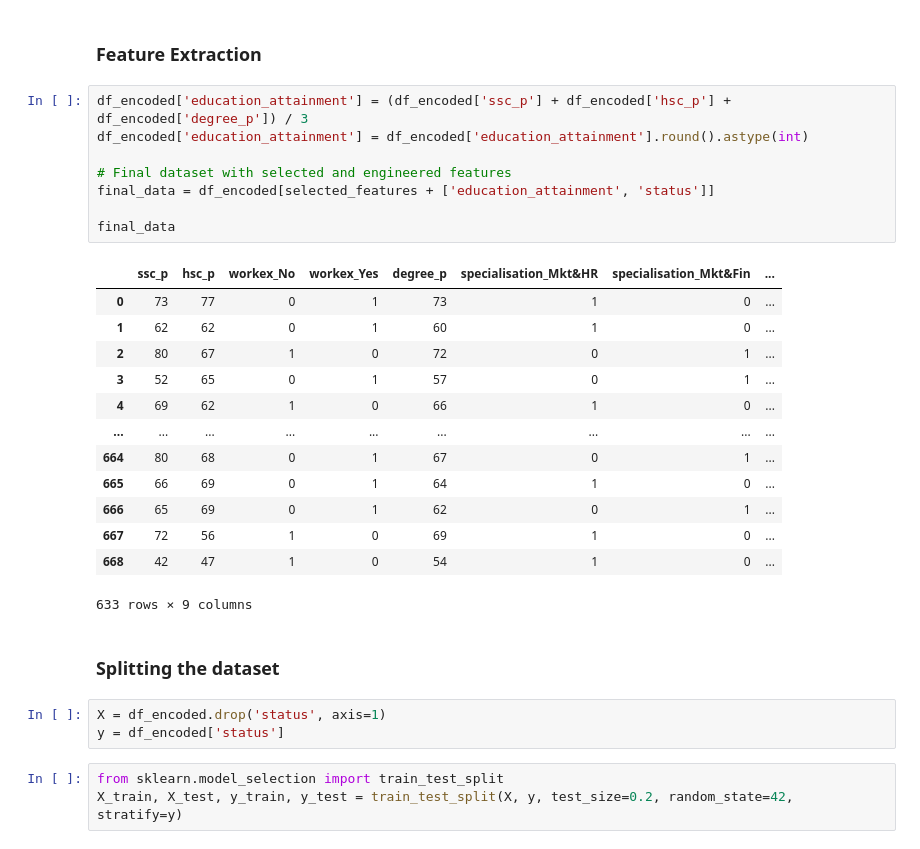
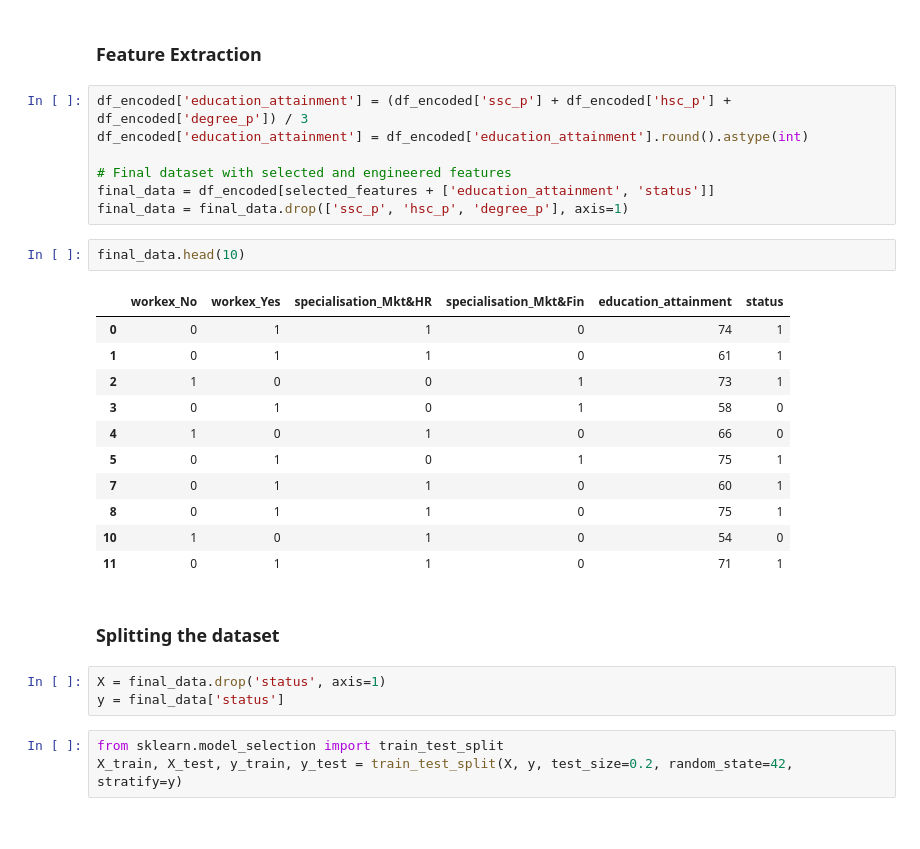
Before and after one commit to Anishx/MLBusinessProjects, a Jupyter notebook: 2/Campus.ipynb, the cells around one changed output. Saved outputs shown, nothing was run; the diff lists cells and outputs as text.

```diff
--- a/2/Campus.ipynb
+++ b/2/Campus.ipynb
@@ -294,27 +294,26 @@ df_encoded['education_attainment'] = df_encoded['education_attainment'].round().
 
 # Final dataset with selected and engineered features
 final_data = df_encoded[selected_features + ['education_attainment', 'status']]
-
-final_data
+final_data = final_data.drop(['ssc_p', 'hsc_p', 'degree_p'], axis=1)
-# %% [output]
-|  | ssc_p | hsc_p | workex_No | workex_Yes | degree_p | specialisation_Mkt&HR | specialisation_Mkt&Fin | ... |
-| 0 | 73 | 77 | 0 | 1 | 73 | 1 | 0 | ... |
-| 1 | 62 | 62 | 0 | 1 | 60 | 1 | 0 | ... |
-| 2 | 80 | 67 | 1 | 0 | 72 | 0 | 1 | ... |
-| 3 | 52 | 65 | 0 | 1 | 57 | 0 | 1 | ... |
-| 4 | 69 | 62 | 1 | 0 | 66 | 1 | 0 | ... |
-| ... | ... | ... | ... | ... | ... | ... | ... | ... |
-| 664 | 80 | 68 | 0 | 1 | 67 | 0 | 1 | ... |
-| 665 | 66 | 69 | 0 | 1 | 64 | 1 | 0 | ... |
-| 666 | 65 | 69 | 0 | 1 | 62 | 0 | 1 | ... |
-| 667 | 72 | 56 | 1 | 0 | 69 | 1 | 0 | ... |
-| 668 | 42 | 47 | 1 | 0 | 54 | 1 | 0 | ... |
-633 rows × 9 columns
+# %%
+final_data.head(10)
+# %% [output]
+|  | workex_No | workex_Yes | specialisation_Mkt&HR | specialisation_Mkt&Fin | education_attainment | status |
+| 0 | 0 | 1 | 1 | 0 | 74 | 1 |
+| 1 | 0 | 1 | 1 | 0 | 61 | 1 |
+| 2 | 1 | 0 | 0 | 1 | 73 | 1 |
+| 3 | 0 | 1 | 0 | 1 | 58 | 0 |
+| 4 | 1 | 0 | 1 | 0 | 66 | 0 |
+| 5 | 0 | 1 | 0 | 1 | 75 | 1 |
+| 7 | 0 | 1 | 1 | 0 | 60 | 1 |
+| 8 | 0 | 1 | 1 | 0 | 75 | 1 |
+| 10 | 1 | 0 | 1 | 0 | 54 | 0 |
+| 11 | 0 | 1 | 1 | 0 | 71 | 1 |
 # %% [markdown]
 ### **Splitting the dataset**
 # %%
-X = df_encoded.drop('status', axis=1)
-y = df_encoded['status']
+X = final_data.drop('status', axis=1)
+y = final_data['status']
 # %%
 from sklearn.model_selection import train_test_split
 X_train, X_test, y_train, y_test = train_test_split(X, y, test_size=0.2, random_state=42, stratify=y)
```
Also changed, not shown: parts of 10 cells of this notebook.
